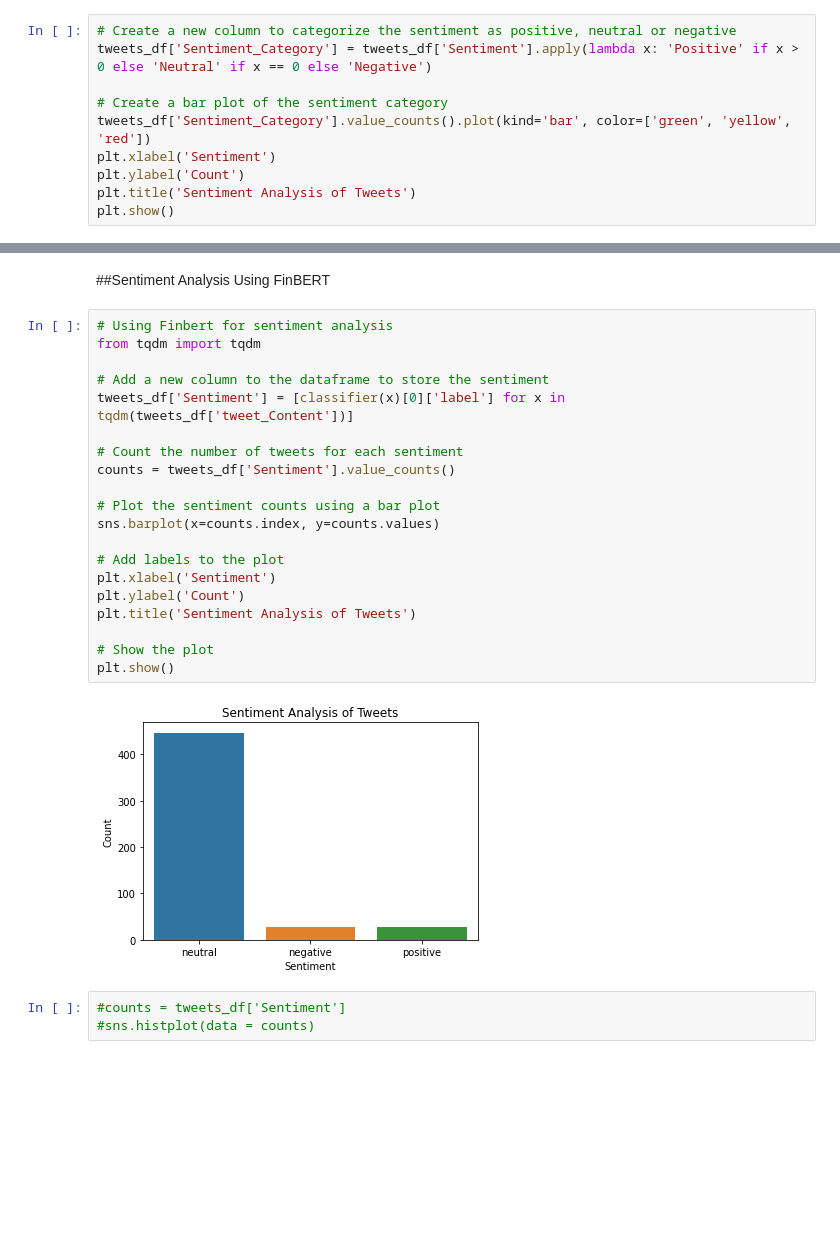
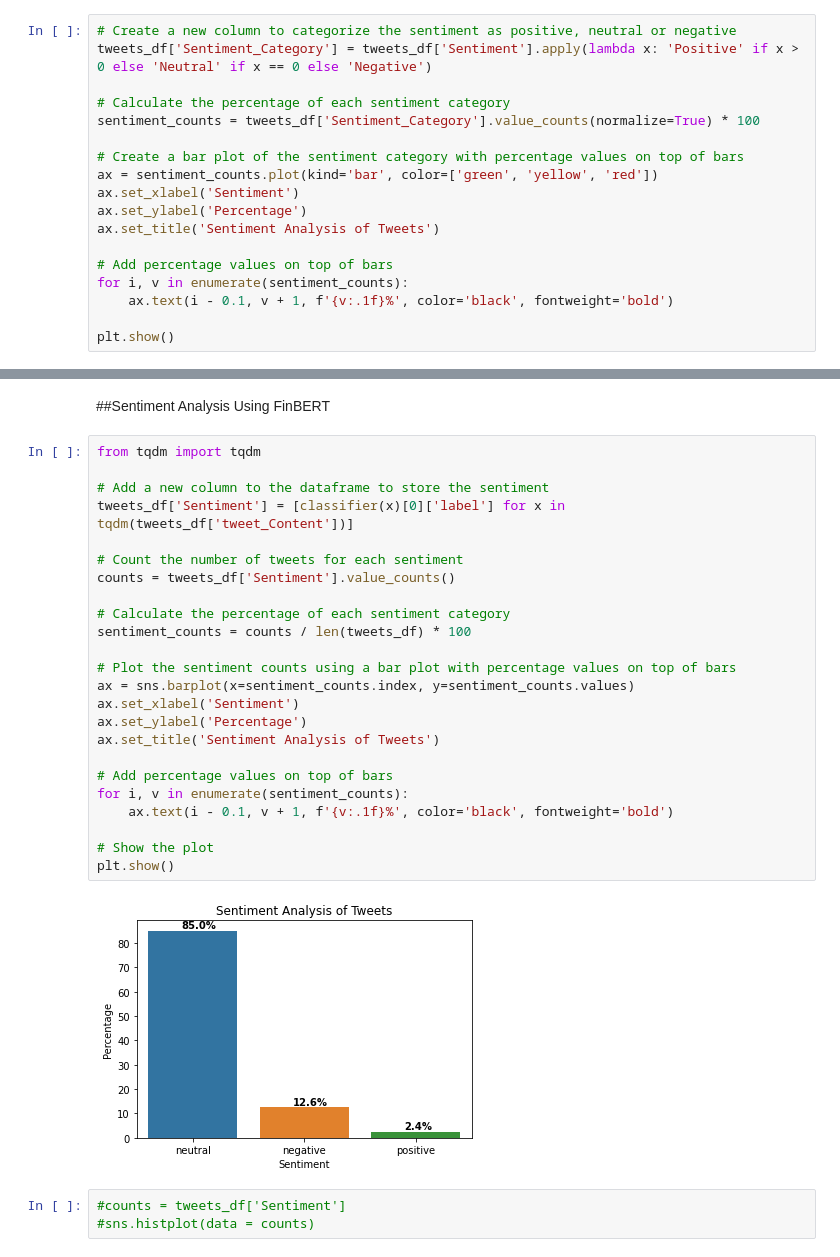
Before and after one commit to pvanand07/NIFTY50-Daily-Trend-Prediction-Using-NLP-Python, a Jupyter notebook: NIFTY50_Prediction_Twitter_NLP_Python.ipynb, the cells around one changed output, grey strips where cells are left out. Cells and saved outputs as stored; diff of their text form; blank space fills up the shorter version.

```diff
--- a/NIFTY50_Prediction_Twitter_NLP_Python.ipynb
+++ b/NIFTY50_Prediction_Twitter_NLP_Python.ipynb
@@ -120,10 +125,18 @@ plt.show()
 # Create a new column to categorize the sentiment as positive, neutral or negative
 tweets_df['Sentiment_Category'] = tweets_df['Sentiment'].apply(lambda x: 'Positive' if x > 0 else 'Neutral' if x == 0 else 'Negative')
 
-# Create a bar plot of the sentiment category
-tweets_df['Sentiment_Category'].value_counts().plot(kind='bar', color=['green', 'yellow', 'red'])
-plt.xlabel('Sentiment')
-plt.ylabel('Count')
-plt.title('Sentiment Analysis of Tweets')
+# Calculate the percentage of each sentiment category
+sentiment_counts = tweets_df['Sentiment_Category'].value_counts(normalize=True) * 100
+
+# Create a bar plot of the sentiment category with percentage values on top of bars
+ax = sentiment_counts.plot(kind='bar', color=['green', 'yellow', 'red'])
+ax.set_xlabel('Sentiment')
+ax.set_ylabel('Percentage')
+ax.set_title('Sentiment Analysis of Tweets')
+
+# Add percentage values on top of bars
+for i, v in enumerate(sentiment_counts):
+    ax.text(i - 0.1, v + 1, f'{v:.1f}%', color='black', fontweight='bold')
+
 plt.show()
 # %% [output]
@@ -144,27 +166,31 @@ plt.show()
 # %% [markdown]
 ##Sentiment Analysis Using FinBERT
 # %%
-# Using Finbert for sentiment analysis
 from tqdm import tqdm
 
 # Add a new column to the dataframe to store the sentiment
 tweets_df['Sentiment'] = [classifier(x)[0]['label'] for x in tqdm(tweets_df['tweet_Content'])]
 
 # Count the number of tweets for each sentiment
 counts = tweets_df['Sentiment'].value_counts()
 
-# Plot the sentiment counts using a bar plot
-sns.barplot(x=counts.index, y=counts.values)
+# Calculate the percentage of each sentiment category
+sentiment_counts = counts / len(tweets_df) * 100
 
-# Add labels to the plot
-plt.xlabel('Sentiment')
-plt.ylabel('Count')
-plt.title('Sentiment Analysis of Tweets')
+# Plot the sentiment counts using a bar plot with percentage values on top of bars
+ax = sns.barplot(x=sentiment_counts.index, y=sentiment_counts.values)
+ax.set_xlabel('Sentiment')
+ax.set_ylabel('Percentage')
+ax.set_title('Sentiment Analysis of Tweets')
+
+# Add percentage values on top of bars
+for i, v in enumerate(sentiment_counts):
+    ax.text(i - 0.1, v + 1, f'{v:.1f}%', color='black', fontweight='bold')
 
 # Show the plot
 plt.show()
 # %% [output]
-[figure, old version]
+[figure, new version]
 # %%
 #counts = tweets_df['Sentiment']
 #sns.histplot(data = counts)
```
Also changed, not shown: parts of 8 cells of this notebook.
